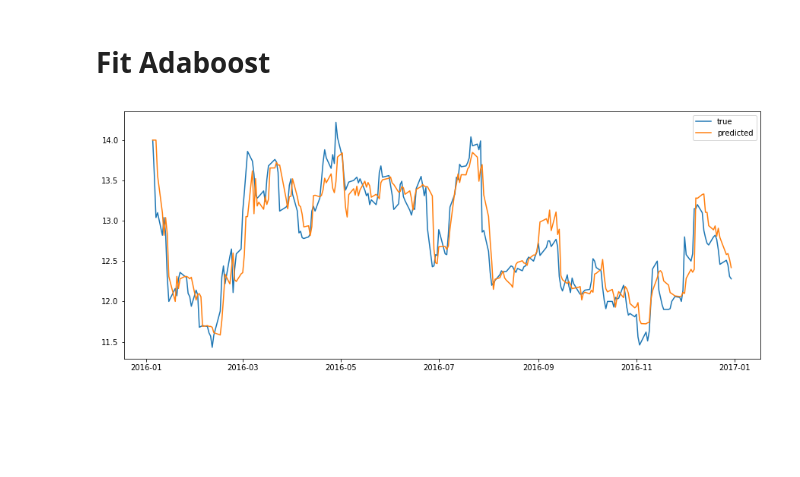
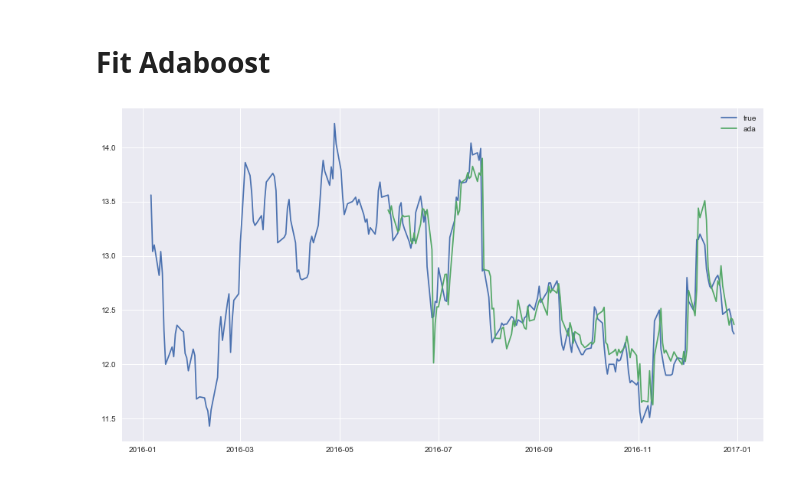
Before and after one commit to blue-yonder/tsfresh, a Jupyter notebook: notebooks/timeseries_forecasting_google_stock.ipynb, the cells around one changed output. Drawn from its saved outputs; the diff is of its cells as text; code cells hidden in the pictures; blank space fills up the shorter version.

```diff
--- a/notebooks/timeseries_forecasting_google_stock.ipynb
+++ b/notebooks/timeseries_forecasting_google_stock.ipynb
@@ -72,3 +100,10 @@ X = extract_features(df_shift, column_id="id", column_sort="time", column_value=
+# %%
+# Add last value as feature
+X["feature_last_value"] = y.shift(1)
+# %%
+# Drop first line
+X = X.iloc[1:, ]
+y = y.iloc[1: ]
 # %%
 X.head()
 # %% [output]
@@ -83,23 +118,23 @@ X.head()
 # %% [markdown]
 #  Fit Adaboost
 # %%
-ada = AdaBoostRegressor()
+ada = AdaBoostRegressor(n_estimators=10)
+y_pred = [np.NaN] * len(y)
 
-y_pred = [0] * len(y)
-y_pred[0] = y.iloc[0]
+isp = 100   # index of where to start the predictions
+assert isp > 0
 
-for i in range(1, len(y)):
+for i in tqdm(range(isp, len(y))):
+
     ada.fit(X.iloc[:i], y[:i])
-    y_pred[i] = ada.predict(X.iloc[i, :])
+    y_pred[i] = ada.predict(X.iloc[i, :])[0]
 
 y_pred = pd.Series(data=y_pred, index=y.index)
-# %%
-y_pred = pd.Series(data=y_pred, index=y.index)
 # %%
-plt.figure(figsize=(15, 6))
+plt.figure(figsize=(15, 8))
 plt.plot(y, label="true")
-plt.plot(y_pred, label="predicted")
+plt.plot(y_pred, label="ada")
 plt.legend()
 plt.show()
 # %% [output]
-[figure, old version]
+[figure, new version]
```
Also changed, not shown: parts of 14 cells of this notebook, 34 other files.
